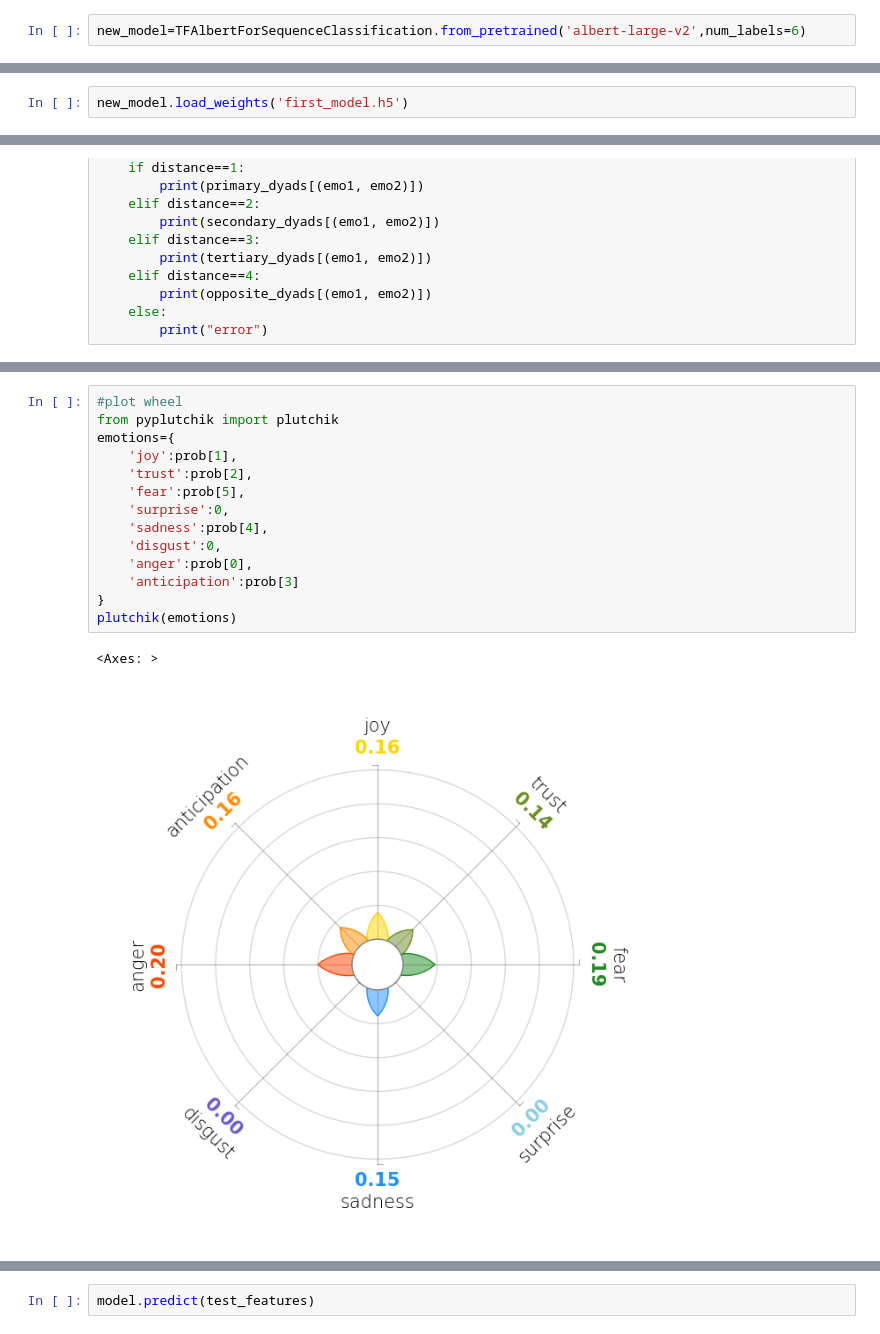
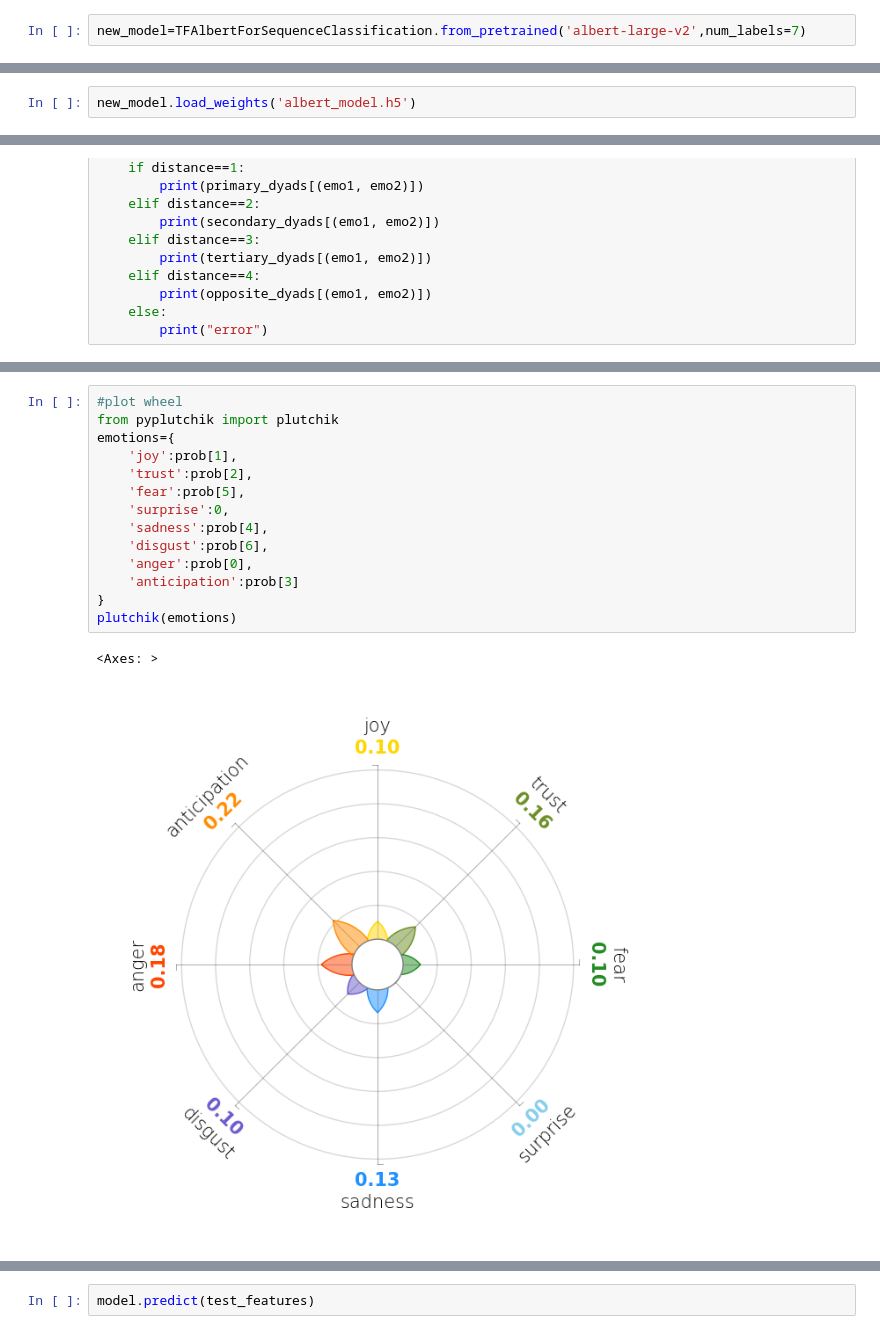
Before and after one commit to arjunk00/btp, a Jupyter notebook: trained models/pretrained_albert_evaluated.ipynb, the cells around one changed output, grey strips where cells are left out. Drawn from its saved outputs; the diff is of its cells as text.

Commit message:
add new data for albert model

```diff
--- a/trained models/pretrained_albert_evaluated.ipynb
+++ b/trained models/pretrained_albert_evaluated.ipynb
@@ -185,10 +205,10 @@ model.save_weights('first_model.h5')
 # %%
-new_model=TFAlbertForSequenceClassification.from_pretrained('albert-large-v2',num_labels=6)
+new_model=TFAlbertForSequenceClassification.from_pretrained('albert-large-v2',num_labels=7)
 # %% [output]
 All PyTorch model weights were used when initializing TFAlbertForSequenceClassification.
 
 Some weights or buffers of the TF 2.0 model TFAlbertForSequenceClassification were not initialized from the PyTorch model and are newly initialized: ['classifier.weight', 'classifier.bias']
 You should probably TRAIN this model on a down-stream task to be able to use it for predictions and inference.
 # %%
-new_model.load_weights('first_model.h5')
+new_model.load_weights('albert_model.h5')
 # %%
@@ -287,20 +308,20 @@ frozenness
 # %%
 #plot wheel
 from pyplutchik import plutchik
 emotions={
     'joy':prob[1],
     'trust':prob[2],
     'fear':prob[5],
     'surprise':0,
     'sadness':prob[4],
-    'disgust':0,
+    'disgust':prob[6],
     'anger':prob[0],
     'anticipation':prob[3]
 }
 plutchik(emotions)
 # %% [output]
 <Axes: >
-[figure, old version]
+[figure, new version]
 # %%
 test_results = {}
 
```
Also changed, not shown: parts of 19 cells of this notebook, 2 other files.
